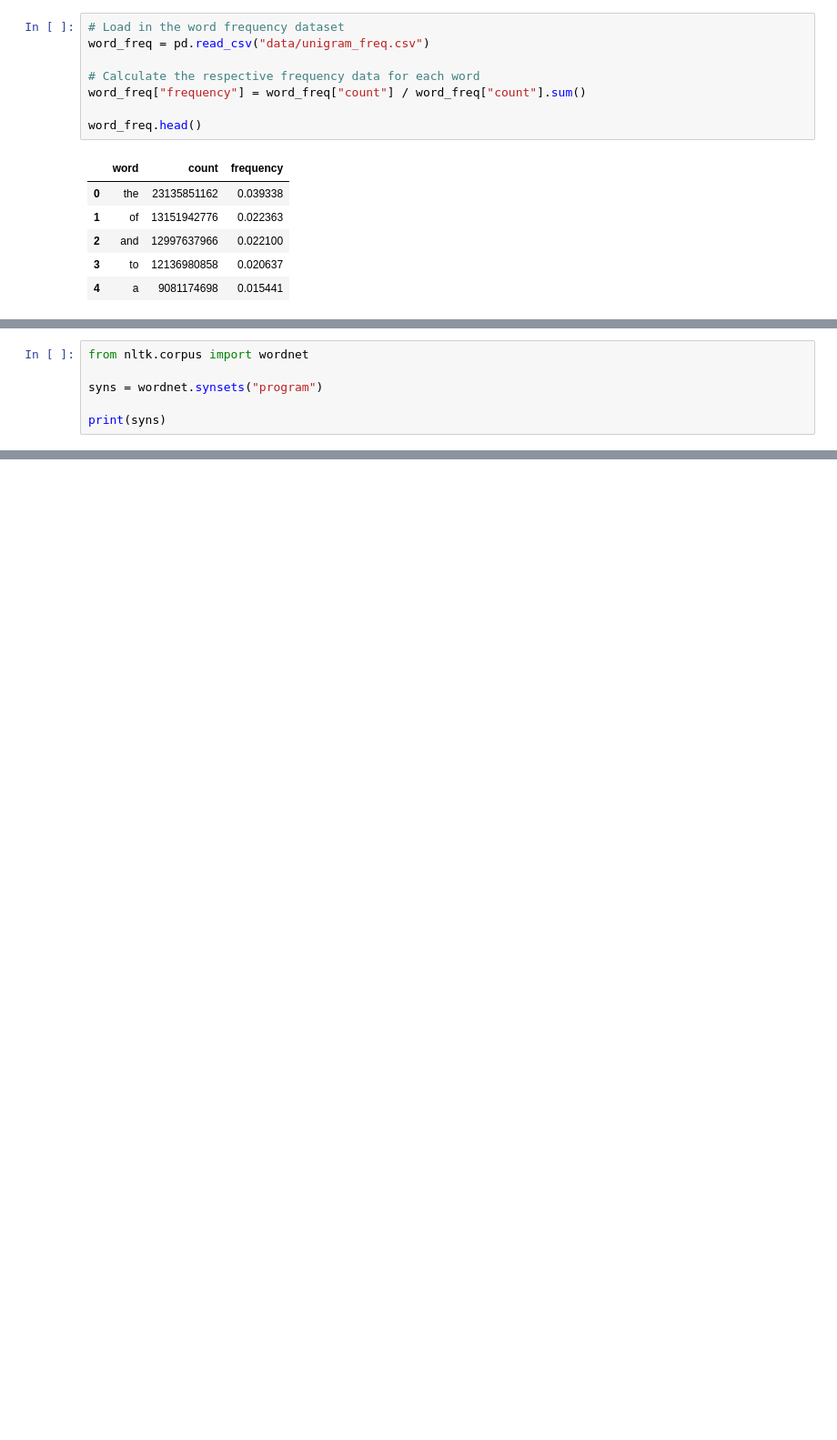
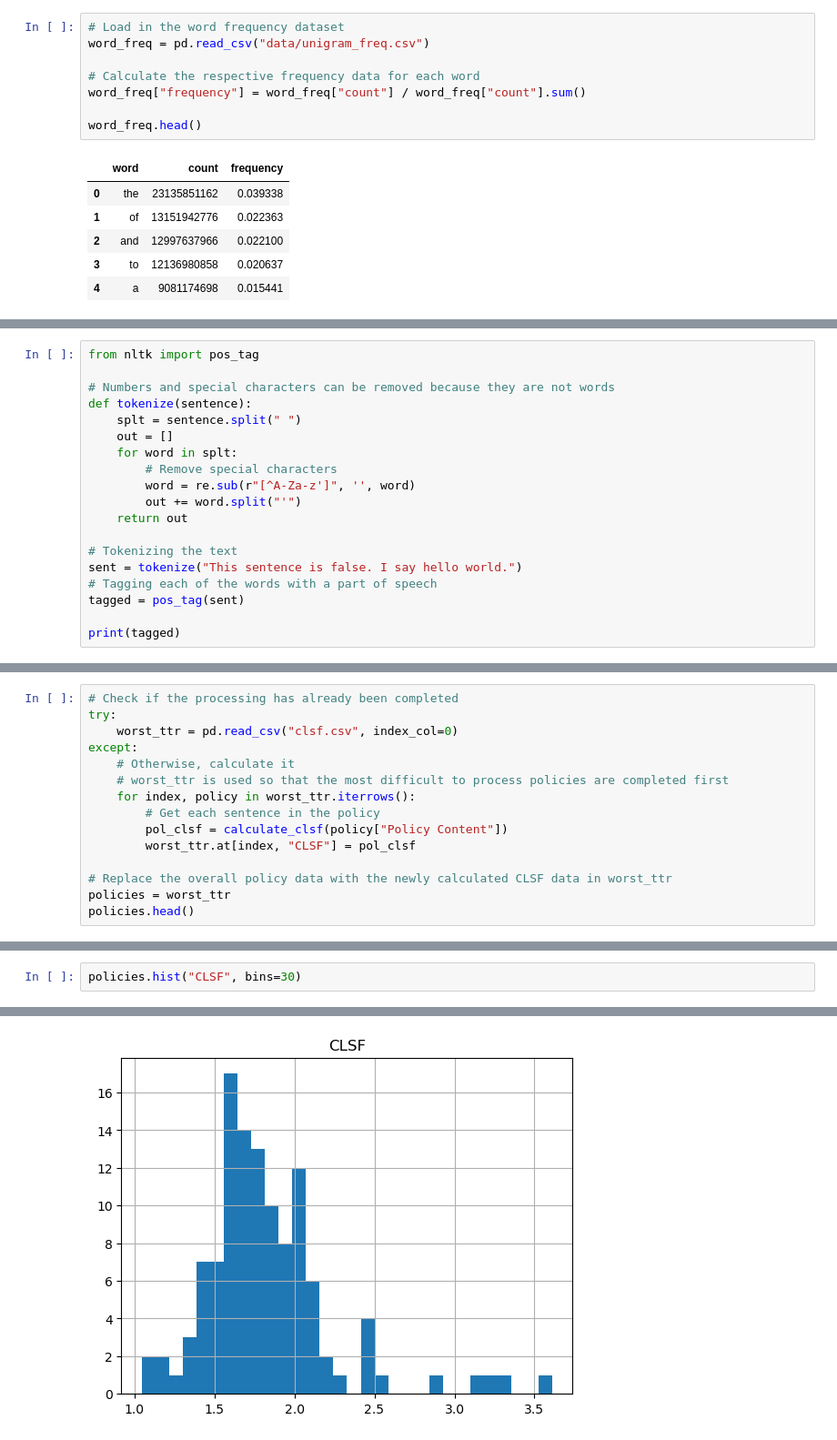
Before and after one commit to griffhurt/cmpinf1205_final, a Jupyter notebook: code/proj.ipynb, the cells around one changed output, grey strips where cells are left out. Shown: that part at 91% size. Drawn from its saved outputs; the diff is of its cells as text; blank space fills up the shorter version.

```diff
--- a/code/proj.ipynb
+++ b/code/proj.ipynb
@@ -299,6 +301,0 @@ For instance, "survey" could be considered a synonym of "map" when it acts as a
-# %%
-from nltk.corpus import wordnet
-
-syns = wordnet.synsets("program")
-
-print(syns)
@@ -306,0 +316,19 @@ print(syns)
+# %%
+from nltk import pos_tag
+
+# Numbers and special characters can be removed because they are not words
+def tokenize(sentence):
+    splt = sentence.split(" ")
+    out = []
+    for word in splt:
+        # Remove special characters
+        word = re.sub(r"[^A-Za-z']", '', word)
+        out += word.split("'")
+    return out
+
+# Tokenizing the text
+sent = tokenize("This sentence is false. I say hello world.")
+# Tagging each of the words with a part of speech
+tagged = pos_tag(sent)
+
+print(tagged)
@@ -306,0 +481,15 @@ print(syns)
+# %%
+# Check if the processing has already been completed
+try:
+    worst_ttr = pd.read_csv("clsf.csv", index_col=0)
+except:
+    # Otherwise, calculate it
+    # worst_ttr is used so that the most difficult to process policies are completed first
+    for index, policy in worst_ttr.iterrows():
+        # Get each sentence in the policy
+        pol_clsf = calculate_clsf(policy["Policy Content"])
+        worst_ttr.at[index, "CLSF"] = pol_clsf
+
+# Replace the overall policy data with the newly calculated CLSF data in worst_ttr
+policies = worst_ttr
+policies.head()
@@ -306,0 +521,3 @@ print(syns)
+# %%
+policies.hist("CLSF", bins=30)
+# %% [output]
@@ -306,0 +526 @@ print(syns)
+[figure, added]
```
Also changed, not shown: parts of 51 cells of this notebook, 1 other file.
